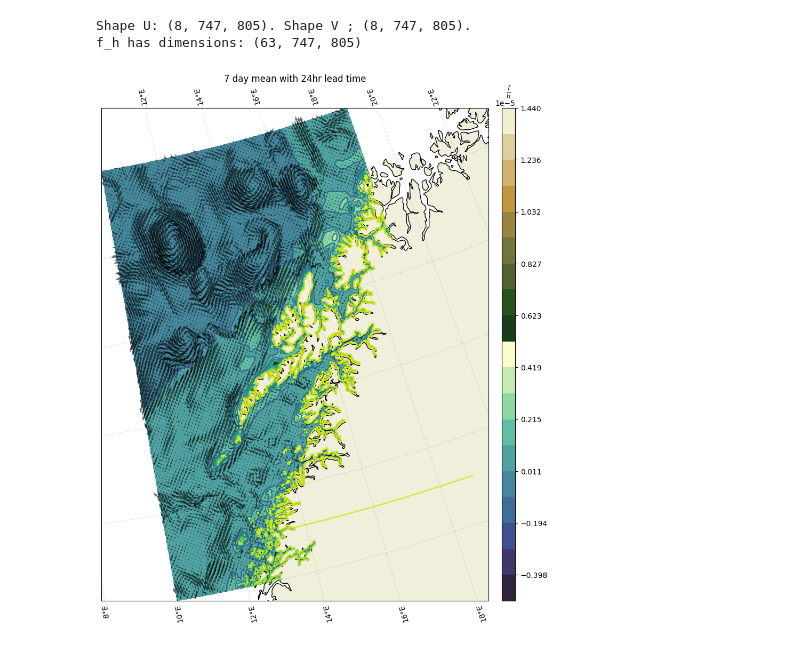
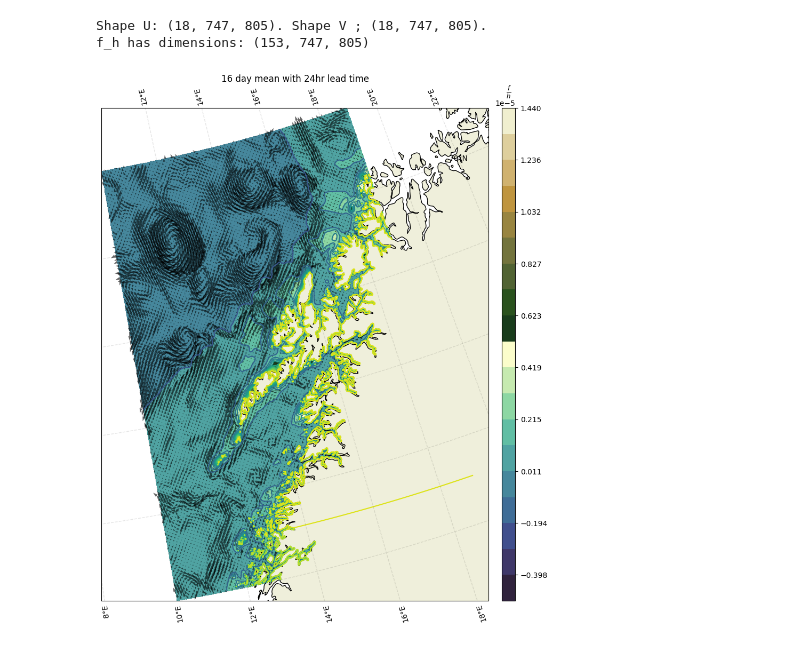
Before and after one commit to metno/ocean-ai, a Jupyter notebook: plot/fh_script_test.ipynb, the cells around one changed output. Drawn from its saved outputs; the diff is of its cells as text; code cells hidden in the pictures.

```diff
--- a/plot/fh_script_test.ipynb
+++ b/plot/fh_script_test.ipynb
@@ -20,8 +30,19 @@ lofoten_0204 = open_dataset(f'{gen_path}/{data_path4}', region='lofoten').datase
 lofoten_0304 = open_dataset(f'{gen_path}/{data_path5}', region='lofoten').dataset
 lofoten_0404 = open_dataset(f'{gen_path}/{data_path6}', region='lofoten').dataset
 lofoten_0504 = open_dataset(f'{gen_path}/{data_path7}', region='lofoten').dataset
+
+lofoten_0604 = open_dataset(f'{gen_path}/{data_path8}', region='lofoten').dataset
+lofoten_0704 = open_dataset(f'{gen_path}/{data_path9}', region='lofoten').dataset
+lofoten_0804 = open_dataset(f'{gen_path}/{data_path10}', region='lofoten').dataset
+lofoten_0904 = open_dataset(f'{gen_path}/{data_path11}', region='lofoten').dataset
+lofoten_1004 = open_dataset(f'{gen_path}/{data_path12}', region='lofoten').dataset
+lofoten_1104 = open_dataset(f'{gen_path}/{data_path13}', region='lofoten').dataset
+lofoten_1204 = open_dataset(f'{gen_path}/{data_path14}', region='lofoten').dataset
+lofoten_1304 = open_dataset(f'{gen_path}/{data_path15}', region='lofoten').dataset
+lofoten_1404 = open_dataset(f'{gen_path}/{data_path16}', region='lofoten').dataset
+lofoten_1504 = open_dataset(f'{gen_path}/{data_path17}', region='lofoten').dataset
 # %%
-ds = xr.combine_by_coords([lofoten_3003, lofoten_3103, lofoten_0104, lofoten_0204, lofoten_0304, lofoten_0404, lofoten_0504])
+ds = xr.combine_by_coords([lofoten_3003, lofoten_3103, lofoten_0104, lofoten_0204, lofoten_0304, lofoten_0404, lofoten_0504, lofoten_0604, lofoten_0704 ,lofoten_0804 ,lofoten_0904 ,lofoten_1004 ,lofoten_1104 ,lofoten_1204 ,lofoten_1304 ,lofoten_1404 ,lofoten_1504])
 # %%
 ds_dropped_duplicates = ds.drop_duplicates(dim = ['X', 'Y'])
 # %%
@@ -72,6 +68,6 @@ plt.plot(ds_dropped_duplicates.longitude[0,:,:].values, ds_dropped_duplicates.la
 # %%
-fh_inference(area = ds_dropped_duplicates, title = '7 day mean with 24hr lead time', compare_norkyst_area=None)
+fh_inference(area = ds_dropped_duplicates, title = '16 day mean with 24hr lead time', compare_norkyst_area=None)
 # %% [output]
-Shape U: (8, 747, 805). Shape V ; (8, 747, 805).
-f_h has dimensions: (63, 747, 805)
+Shape U: (18, 747, 805). Shape V ; (18, 747, 805).
+f_h has dimensions: (153, 747, 805)
-[figure, old version]
+[figure, new version]
```
Also changed, not shown: parts of 8 cells of this notebook.
